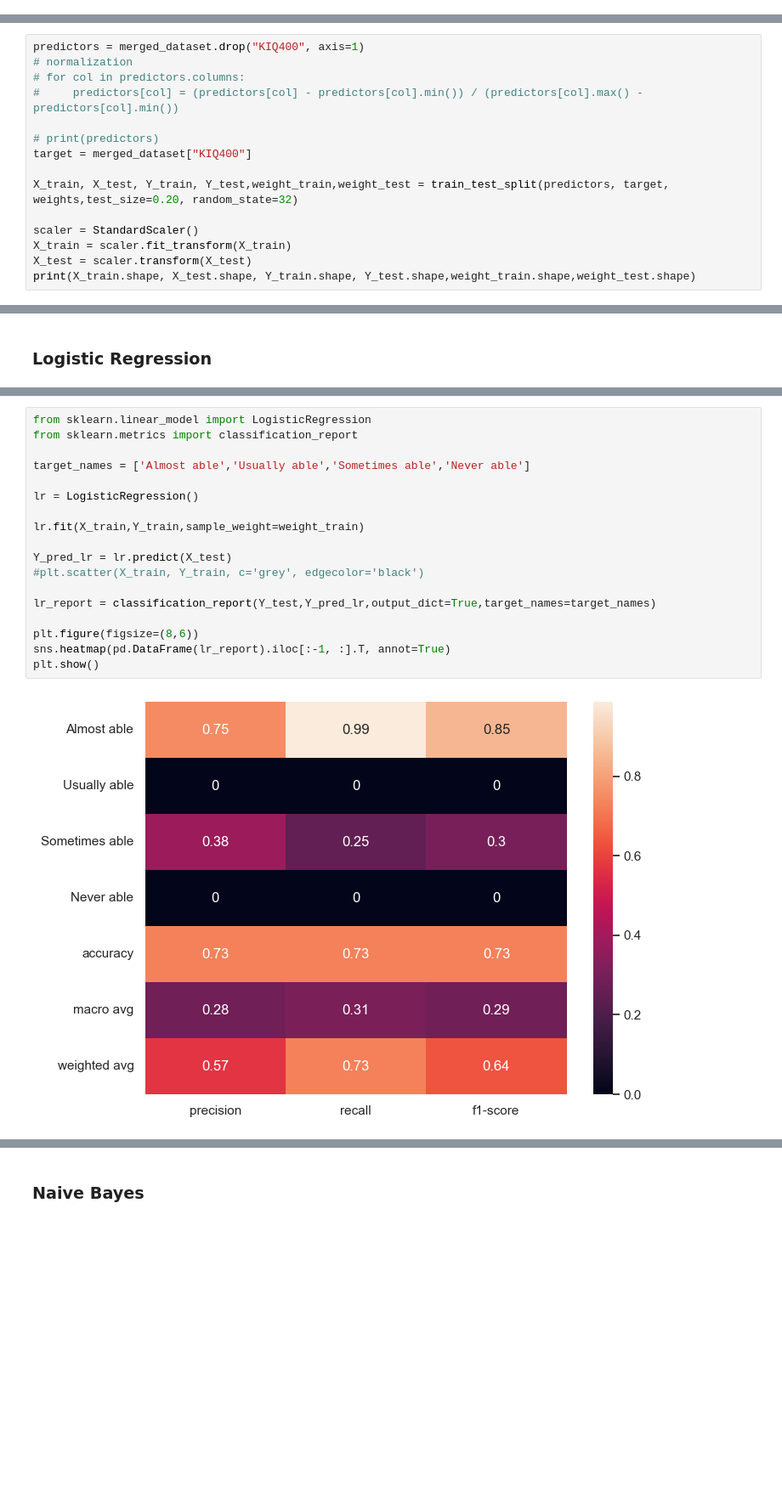
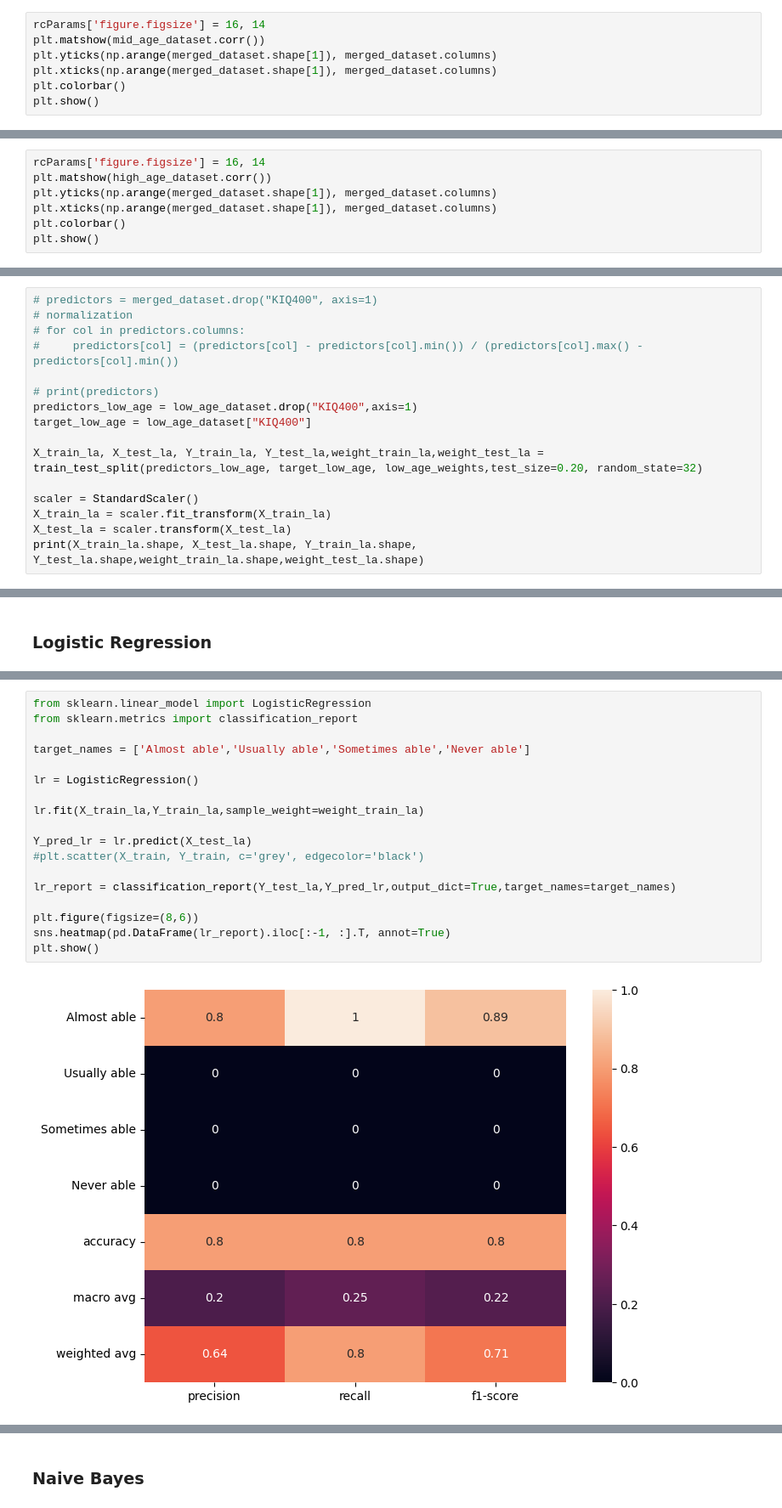
Before and after one commit to FuminoonimuF/nhanes, a Jupyter notebook: Analysis about ED.ipynb, the cells around one changed output, grey strips where cells are left out. Shown at 85% size. Drawn from its saved outputs; the diff is of its cells as text; blank space fills up the shorter version.

```diff
--- a/Analysis about ED.ipynb
+++ b/Analysis about ED.ipynb
@@ -97,0 +200,7 @@ plt.show()
+# %%
+rcParams['figure.figsize'] = 16, 14
+plt.matshow(mid_age_dataset.corr())
+plt.yticks(np.arange(merged_dataset.shape[1]), merged_dataset.columns)
+plt.xticks(np.arange(merged_dataset.shape[1]), merged_dataset.columns)
+plt.colorbar()
+plt.show()
@@ -97,0 +211,7 @@ plt.show()
+# %%
+rcParams['figure.figsize'] = 16, 14
+plt.matshow(high_age_dataset.corr())
+plt.yticks(np.arange(merged_dataset.shape[1]), merged_dataset.columns)
+plt.xticks(np.arange(merged_dataset.shape[1]), merged_dataset.columns)
+plt.colorbar()
+plt.show()
@@ -100,16 +224,17 @@ plt.show()
 # %%
-predictors = merged_dataset.drop("KIQ400", axis=1)
+# predictors = merged_dataset.drop("KIQ400", axis=1)
 # normalization
 # for col in predictors.columns:
 #     predictors[col] = (predictors[col] - predictors[col].min()) / (predictors[col].max() - predictors[col].min())
 
 # print(predictors)
-target = merged_dataset["KIQ400"]
+predictors_low_age = low_age_dataset.drop("KIQ400",axis=1)
+target_low_age = low_age_dataset["KIQ400"]
 
-X_train, X_test, Y_train, Y_test,weight_train,weight_test = train_test_split(predictors, target, weights,test_size=0.20, random_state=32)
+X_train_la, X_test_la, Y_train_la, Y_test_la,weight_train_la,weight_test_la = train_test_split(predictors_low_age, target_low_age, low_age_weights,test_size=0.20, random_state=32)
 
 scaler = StandardScaler()
-X_train = scaler.fit_transform(X_train)
-X_test = scaler.transform(X_test)
-print(X_train.shape, X_test.shape, Y_train.shape, Y_test.shape,weight_train.shape,weight_test.shape)
+X_train_la = scaler.fit_transform(X_train_la)
+X_test_la = scaler.transform(X_test_la)
+print(X_train_la.shape, X_test_la.shape, Y_train_la.shape, Y_test_la.shape,weight_train_la.shape,weight_test_la.shape)
 # %% [output]
@@ -121,23 +276,23 @@ print(X_train.shape, X_test.shape, Y_train.shape, Y_test.shape,weight_train.shap
 # %%
 from sklearn.linear_model import LogisticRegression
 from sklearn.metrics import classification_report
 
 target_names = ['Almost able','Usually able','Sometimes able','Never able']
 
 lr = LogisticRegression()
 
-lr.fit(X_train,Y_train,sample_weight=weight_train)
+lr.fit(X_train_la,Y_train_la,sample_weight=weight_train_la)
 
-Y_pred_lr = lr.predict(X_test)
+Y_pred_lr = lr.predict(X_test_la)
 #plt.scatter(X_train, Y_train, c='grey', edgecolor='black')
 
-lr_report = classification_report(Y_test,Y_pred_lr,output_dict=True,target_names=target_names)
+lr_report = classification_report(Y_test_la,Y_pred_lr,output_dict=True,target_names=target_names)
 
 plt.figure(figsize=(8,6))
 sns.heatmap(pd.DataFrame(lr_report).iloc[:-1, :].T, annot=True)
 plt.show()
 # %% [output]
-[figure, old version]
+[figure, new version]
 # %%
 Y_pred_lr.shape
 # %% [output]
```
Also changed, not shown: parts of 97 cells of this notebook, 2 other files.
